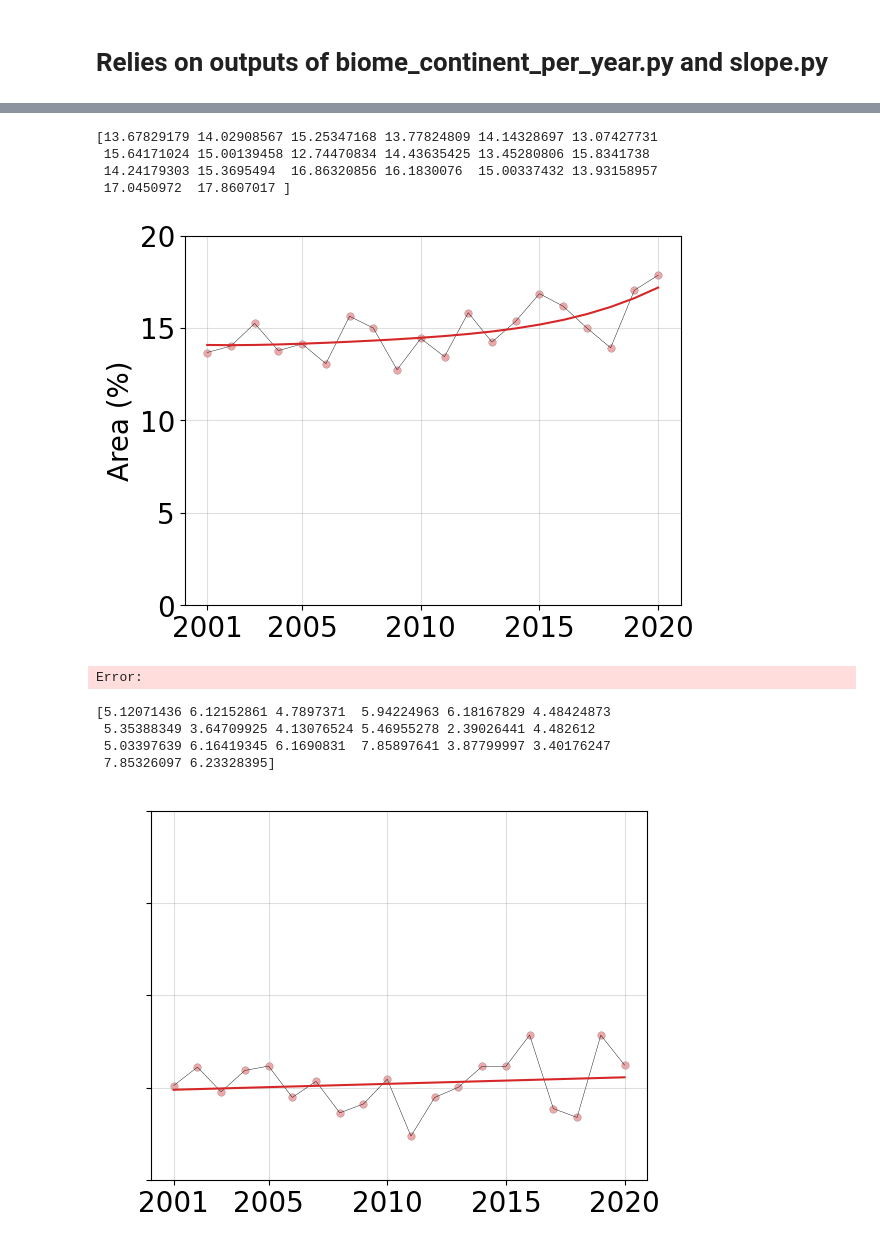
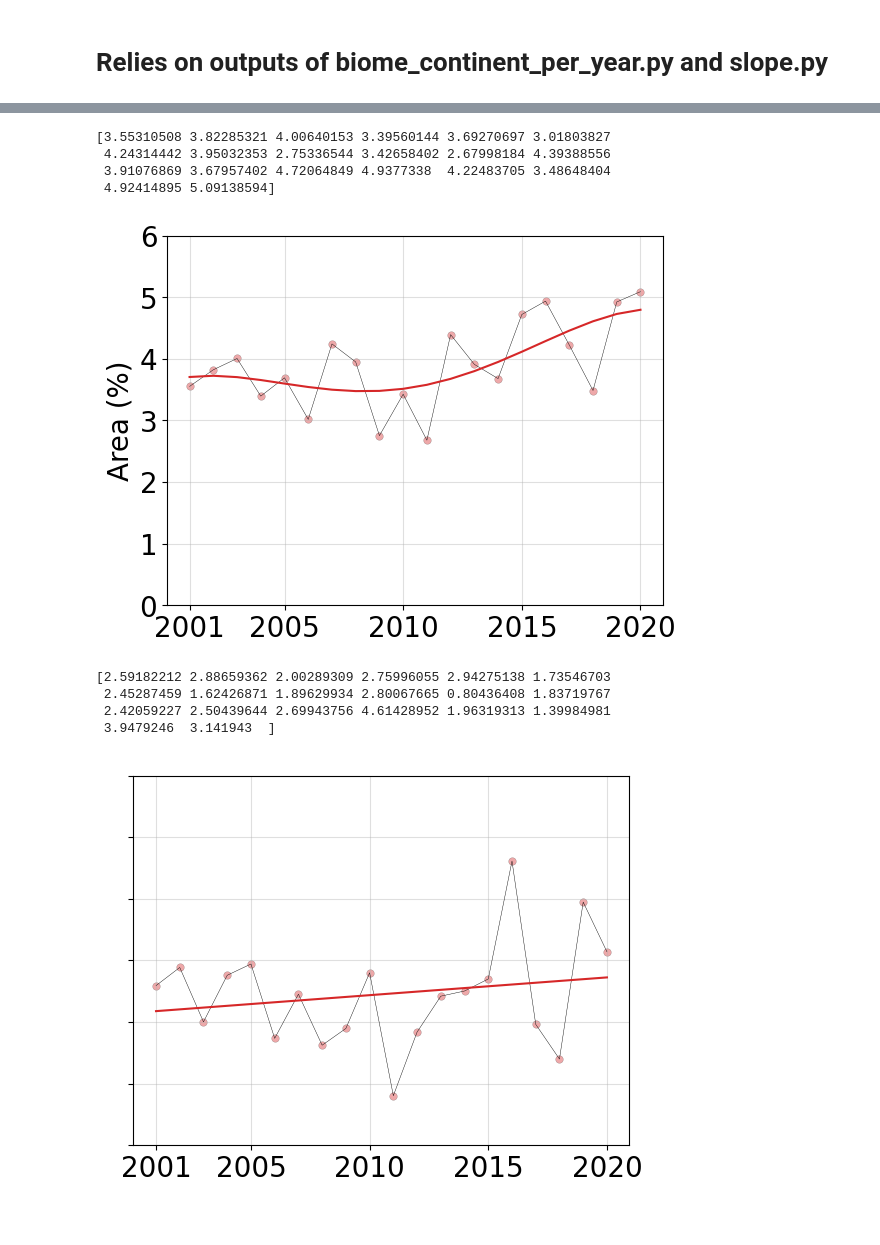
Before and after one commit to gaslen/Tcrit_tropical, a Jupyter notebook: figures_numbers/figure2.ipynb, the cells around one changed output, grey strips where cells are left out. Drawn from its saved outputs; the diff is of its cells as text; code cells hidden in the pictures.

```diff
--- a/figures_numbers/figure2.ipynb
+++ b/figures_numbers/figure2.ipynb
@@ -23,7 +23,7 @@ plt.rcParams.update({'font.size': 20})
 # Relies on outputs of biome_continent_per_year.py and slope.py
 # %%
 def f(sl, ext):
-    outfile = DATA_PATH + f'/outputs/continents/quantilesTSM_{"_".join(years)}_{ext}_Tcrit_{ssp}{version}.pkl'
+    outfile = DATA_PATH + f'/outputs/continents/quantilesTSM_{"_".join(years)}_{ext}_Tcrit_Tcritmean_{ssp}{version}.pkl'
     with open(outfile, 'rb') as file:
         d_hansen_temp = pickle.load(file)
     return d_hansen_temp
@@ -70,7 +70,7 @@ for key, sl in d_sl.items():
         if quantile == 'median':
             quantile = '0.5'
         ax.plot([], c=color, label=str(int(100*np.round(1-float(quantile), 2))))
-        plt.ylim(-8,13)
+        plt.ylim(-2,16)
 
     plt.grid(alpha=0.4)
     if key != "South America":
@@ -98,45 +98,44 @@ for key, sl in list(d_sl.items()):
     if key != "South America":
         continue
     color = 'tab:red'
-    outfile = DATA_PATH + f"/outputs/delta_Tmin_Tmodis{ext}_per_year_2001_2020_reversed{version}.npy"
+    outfile = DATA_PATH + f"/outputs/delta_Tmean_Tmodis{ext}_per_year_2001_2020_reversed{version}.npy"
     map = np.load(outfile)
     map = map.astype(float)
     map[~data_both_biomes[sl]] = np.nan
     weights_lon = compute_weights_lon(sl)
     above_threshold_map =  ((map > 0).transpose((2,0,1)) * weights_lon).transpose((1,2,0))
     above_threshold_map = above_threshold_map.astype(float)
     above_threshold_map[np.isnan(map)] = np.nan
     above_thresholds = np.nansum(np.nansum(above_threshold_map, axis=0) , axis=0)
     y = above_thresholds/np.sum(~np.isnan(map[...,0]) * weights_lon)*100
 
     model = LinearRegression()
     model = make_pipeline(PolynomialFeatures(4), Ridge(alpha=1e-5))
     X = np.arange(len(years)).reshape(-1, 1)
     model.fit(X, y)
     pred = model.predict(X)
     x = np.arange(len(y))
 
     fig = plt.figure()
     ax = fig.gca()
     ax.tick_params(axis='y')
     ax.set_ylabel("Area (%)")
     ax.plot(x, y, color='black', linewidth=0.3)
     ax.plot(years, pred, color=color, label=key)
     print(y)
     plt.scatter(x, y, color=color, edgecolor='black', linewidth=.25, s=30, alpha=0.4)
 
 
     ax.set_xticks([0, 4, 9, 14, 19], [2001, 2005, 2010, 2015, 2020])
-    plt.ylim(0,20)
+    plt.ylim(0,6)
     plt.grid(alpha=0.4)
     plt.savefig(f"../figures/Figure2/surface_over_threshold/{d_ext_latex[key]}.png", bbox_inches='tight')
 # %% [output]
-[13.67829179 14.02908567 15.25347168 13.77824809 14.14328697 13.07427731
- 15.64171024 15.00139458 12.74470834 14.43635425 13.45280806 15.8341738
- 14.24179303 15.3695494  16.86320856 16.1830076  15.00337432 13.93158957
- 17.0450972  17.8607017 ]
+[3.55310508 3.82285321 4.00640153 3.39560144 3.69270697 3.01803827
+ 4.24314442 3.95032353 2.75336544 3.42658402 2.67998184 4.39388556
+ 3.91076869 3.67957402 4.72064849 4.9377338  4.22483705 3.48648404
+ 4.92414895 5.09138594]
-[figure, old version]
+[figure, new version]
-Error:
 # %%
 for key, sl in list(d_sl.items()):
     ext = key
@@ -144,7 +143,7 @@ for key, sl in list(d_sl.items()):
     if key != "SE Asia":
         continue
     color = 'tab:red'
-    outfile = DATA_PATH + f"/outputs/delta_Tmin_Tmodis{ext}_per_year_2001_2020_reversed{version}.npy"
+    outfile = DATA_PATH + f"/outputs/delta_Tmean_Tmodis{ext}_per_year_2001_2020_reversed{version}.npy"
     map = np.load(outfile)
     map = map.astype(float)
     map[~data_both_biomes[sl]] = np.nan
@@ -170,18 +169,18 @@ for key, sl in list(d_sl.items()):
 
 
     ax.set_xticks([0, 4, 9, 14, 19], [2001, 2005, 2010, 2015, 2020])
-    plt.ylim(0,20)
+    plt.ylim(0,6)
     plt.grid(alpha=0.4)
     plt.gca().yaxis.set_tick_params(labelcolor='none')
     print(y)
     plt.gca().yaxis.set_tick_params(labelcolor='none')
     plt.savefig(f"../figures/Figure2/surface_over_threshold/{d_ext_latex[key]}.png", bbox_inches='tight')
 # %% [output]
-[5.12071436 6.12152861 4.7897371  5.94224963 6.18167829 4.48424873
- 5.35388349 3.64709925 4.13076524 5.46955278 2.39026441 4.482612
- 5.03397639 6.16419345 6.1690831  7.85897641 3.87799997 3.40176247
- 7.85326097 6.23328395]
+[2.59182212 2.88659362 2.00289309 2.75996055 2.94275138 1.73546703
+ 2.45287459 1.62426871 1.89629934 2.80067665 0.80436408 1.83719767
+ 2.42059227 2.50439644 2.69943756 4.61428952 1.96319313 1.39984981
+ 3.9479246  3.141943  ]
-[figure, old version]
+[figure, new version]
 # %%
 
 
```
Also changed, not shown: parts of 2 cells of this notebook, 13 other files.
